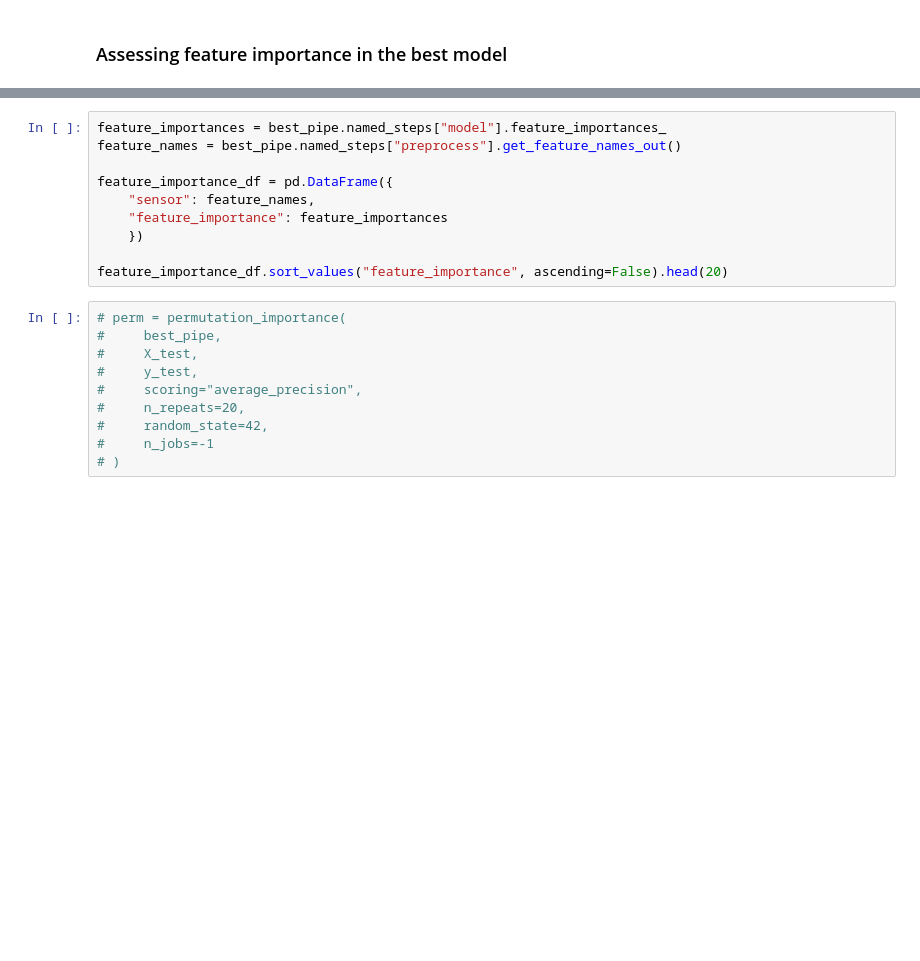
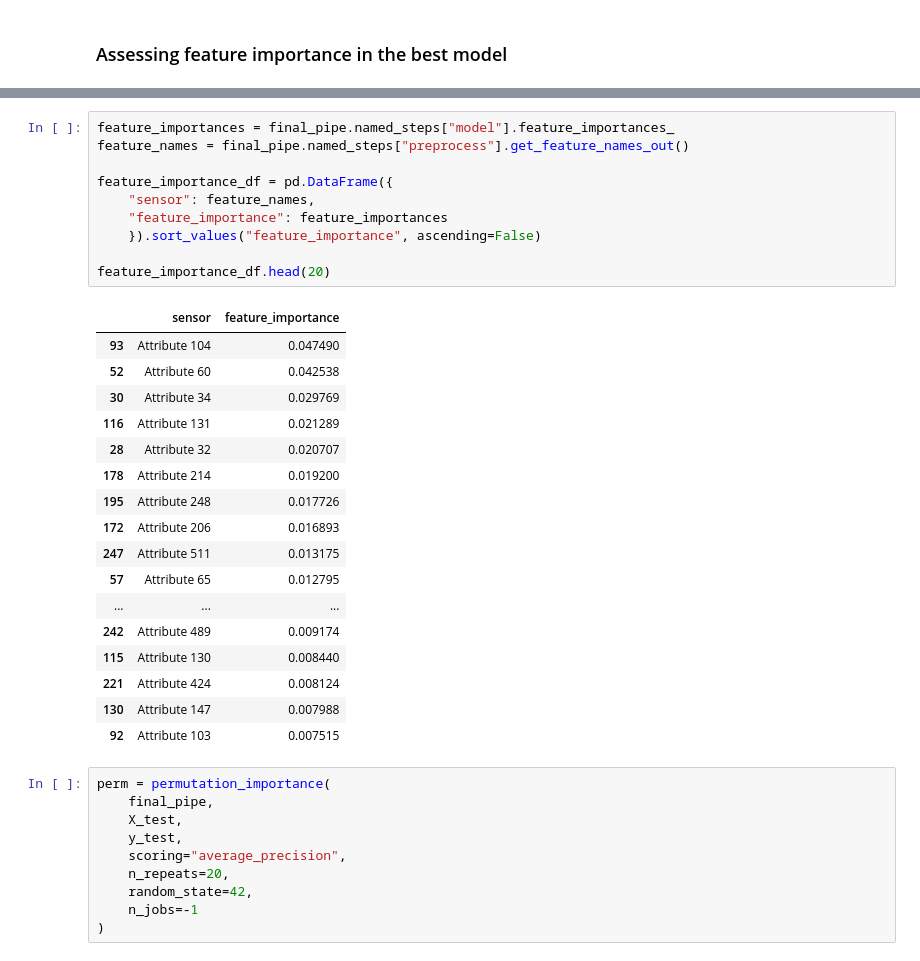
Before and after one commit to intuitiveengineer/secom-ml, a Jupyter notebook: notebooks/01-modeling.ipynb, the cells around one changed output, grey strips where cells are left out. Drawn from its saved outputs; the diff is of its cells as text; blank space fills up the shorter version.

```diff
--- a/notebooks/01-modeling.ipynb
+++ b/notebooks/01-modeling.ipynb
@@ -516,21 +528,39 @@ ___
 # %%
-feature_importances = best_pipe.named_steps["model"].feature_importances_
-feature_names = best_pipe.named_steps["preprocess"].get_feature_names_out()
+feature_importances = final_pipe.named_steps["model"].feature_importances_
+feature_names = final_pipe.named_steps["preprocess"].get_feature_names_out()
 
 feature_importance_df = pd.DataFrame({
     "sensor": feature_names,
     "feature_importance": feature_importances
-    })
+    }).sort_values("feature_importance", ascending=False)
 
-feature_importance_df.sort_values("feature_importance", ascending=False).head(20)
+feature_importance_df.head(20)
+# %% [output]
+|  | sensor | feature_importance |
+| 93 | Attribute 104 | 0.047490 |
+| 52 | Attribute 60 | 0.042538 |
+| 30 | Attribute 34 | 0.029769 |
+| 116 | Attribute 131 | 0.021289 |
+| 28 | Attribute 32 | 0.020707 |
+| 178 | Attribute 214 | 0.019200 |
+| 195 | Attribute 248 | 0.017726 |
+| 172 | Attribute 206 | 0.016893 |
+| 247 | Attribute 511 | 0.013175 |
+| 57 | Attribute 65 | 0.012795 |
+| ... | ... | ... |
+| 242 | Attribute 489 | 0.009174 |
+| 115 | Attribute 130 | 0.008440 |
+| 221 | Attribute 424 | 0.008124 |
+| 130 | Attribute 147 | 0.007988 |
+| 92 | Attribute 103 | 0.007515 |
 # %%
-# perm = permutation_importance(
-#     best_pipe,
-#     X_test,
-#     y_test,
-#     scoring="average_precision",
-#     n_repeats=20,
-#     random_state=42,
-#     n_jobs=-1
-# )
+perm = permutation_importance(
+    final_pipe,
+    X_test,
+    y_test,
+    scoring="average_precision",
+    n_repeats=20,
+    random_state=42,
+    n_jobs=-1
+)
 # %%
```
Also changed, not shown: parts of 8 cells of this notebook.
